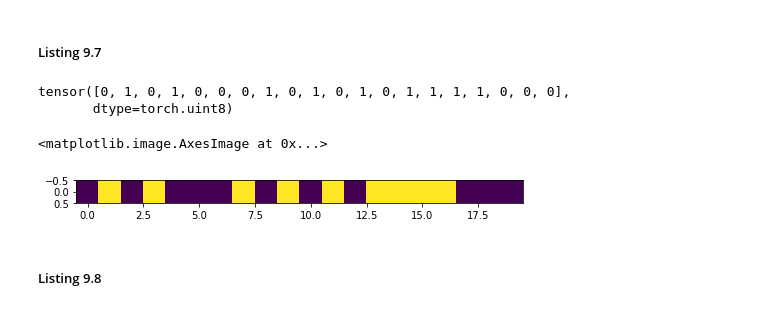
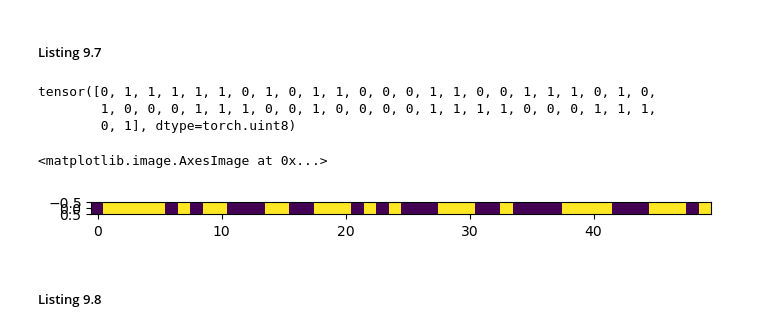
Before and after one commit to sangyeon-park/DeepReinforcementLearningInAction, a Jupyter notebook: Chapter 9/Ch9_book.ipynb, the cells around one changed output. Drawn from its saved outputs; the diff is of its cells as text; code cells hidden in the pictures.

```diff
--- a/Chapter 9/Ch9_book.ipynb
+++ b/Chapter 9/Ch9_book.ipynb
@@ -81,18 +89,20 @@ def joint_state(s): #C
 ##### Listing 9.7
 # %%
 plt.figure(figsize=(8,5))
-size = (20,) #A
+size = (50,) #A
 hid_layer = 20 #B
-params = gen_params(size[0],4*hid_layer+hid_layer*2) #C
+# layer 모양이 (4,20), (20,2) 이므로 120개의 매개변수가 필요하다
+params = gen_params(size[0],4*hid_layer+hid_layer*2) #C 매개변수 120개 만들기
 grid = init_grid(size=size)
 grid_ = grid.clone() #D
 print(grid)
 plt.imshow(np.expand_dims(grid,0))
 # %% [output]
-tensor([0, 1, 0, 1, 0, 0, 0, 1, 0, 1, 0, 1, 0, 1, 1, 1, 1, 0, 0, 0],
-       dtype=torch.uint8)
+tensor([0, 1, 1, 1, 1, 1, 0, 1, 0, 1, 1, 0, 0, 0, 1, 1, 0, 0, 1, 1, 1, 0, 1, 0,
+        1, 0, 0, 0, 1, 1, 1, 0, 0, 1, 0, 0, 0, 0, 1, 1, 1, 1, 0, 0, 0, 1, 1, 1,
+        0, 1], dtype=torch.uint8)
 <matplotlib.image.AxesImage at 0x...>
-[figure, old version]
+[figure, new version]
 # %% [markdown]
 ##### Listing 9.8
 # %%
```
Also changed, not shown: parts of 11 cells of this notebook.
